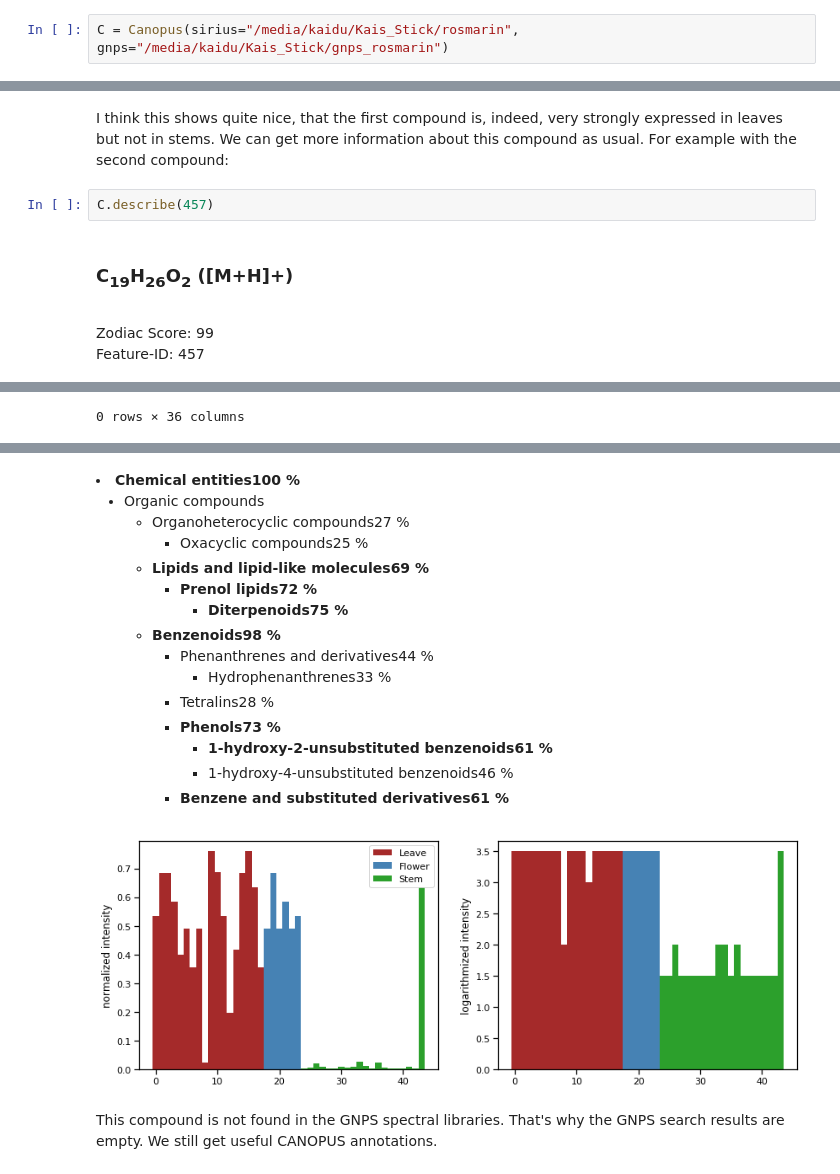
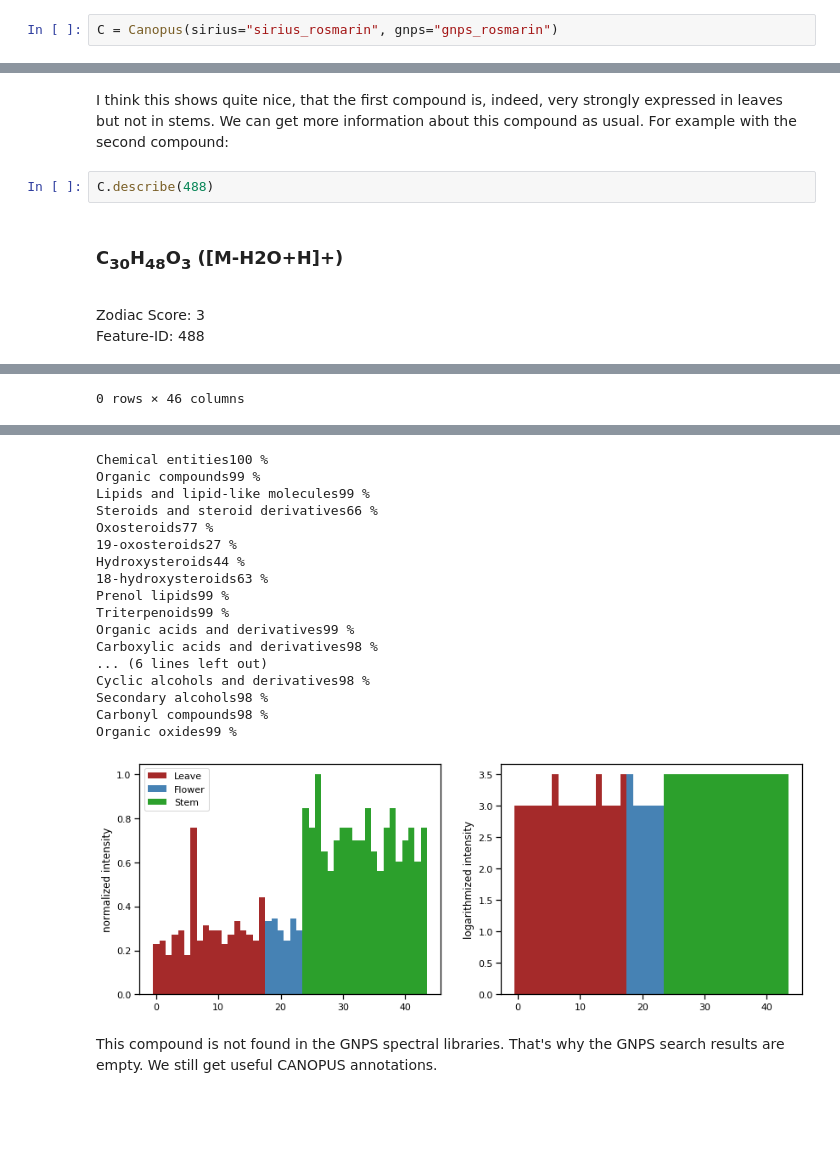
Before and after one commit to kaibioinfo/canopus_treemap, a Jupyter notebook: Tutorial.ipynb, the cells around one changed output, grey strips where cells are left out. Cells and saved outputs as stored; diff of their text form; blank space fills up the shorter version.

```diff
--- a/Tutorial.ipynb
+++ b/Tutorial.ipynb
@@ -34,5 +34,5 @@ We will demonstrate the whole processing on a small example of the rosmarine dat
 
 Now we can start with the Jupyter notebook analysis. We initialize the Canopus object with the name of the SIRIUS and GNPS folders. I use the short variable name C, because we will use this variable a lot.
 # %%
-C = Canopus(sirius="/media/kaidu/Kais_Stick/rosmarin", gnps="/media/kaidu/Kais_Stick/gnps_rosmarin")
+C = Canopus(sirius="sirius_rosmarin", gnps="gnps_rosmarin")
 # %% [output]
@@ -281,8 +276,8 @@ C.histogram("746", ["Leave", "Stem"])
 # %% [markdown]
 I think this shows quite nice, that the first compound is, indeed, very strongly expressed in leaves but not in stems. We can get more information about this compound as usual. For example with the second compound:
 # %%
-C.describe(457)
+C.describe(488)
 # %% [output]
-C19H26O2 ([M+H]+)
-Zodiac Score: 99
-Feature-ID: 457
+C30H48O3 ([M-H2O+H]+)
+Zodiac Score: 3
+Feature-ID: 488
@@ -290 +285 @@ Feature-ID: 457
-0 rows × 36 columns
+0 rows × 46 columns
@@ -302,19 +297,21 @@ Feature-ID: 457
-Chemical entities100 %
-Organic compounds
-Organoheterocyclic compounds27 %
-Oxacyclic compounds25 %
-Lipids and lipid-like molecules69 %
-Prenol lipids72 %
-Diterpenoids75 %
-Benzenoids98 %
-Phenanthrenes and derivatives44 %
-Hydrophenanthrenes33 %
-Tetralins28 %
-Phenols73 %
-1-hydroxy-2-unsubstituted benzenoids61 %
-1-hydroxy-4-unsubstituted benzenoids46 %
-Benzene and substituted derivatives61 %
+Chemical entities100 %
+Organic compounds99 %
+Lipids and lipid-like molecules99 %
+Steroids and steroid derivatives66 %
+Oxosteroids77 %
+19-oxosteroids27 %
+Hydroxysteroids44 %
+18-hydroxysteroids63 %
+Prenol lipids99 %
+Triterpenoids99 %
+Organic acids and derivatives99 %
+Carboxylic acids and derivatives98 %
+... (6 lines left out)
+Cyclic alcohols and derivatives98 %
+Secondary alcohols98 %
+Carbonyl compounds98 %
+Organic oxides99 %
-[figure, old version]
+[figure, new version]
 # %% [markdown]
 This compound is not found in the GNPS spectral libraries. That's why the GNPS search results are empty. We still get useful CANOPUS annotations.
 # %% [markdown]
```
Also changed, not shown: parts of 21 cells of this notebook.
